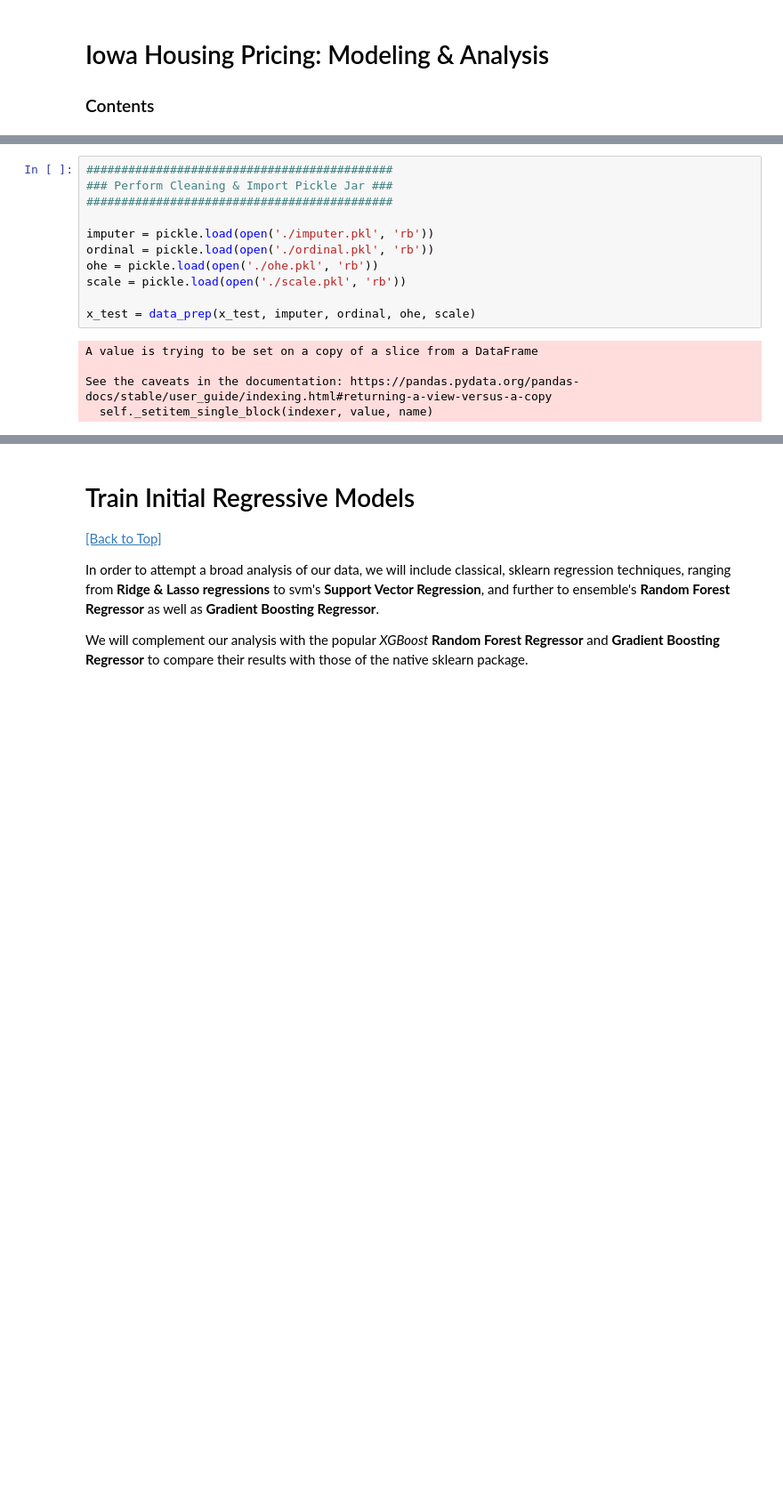
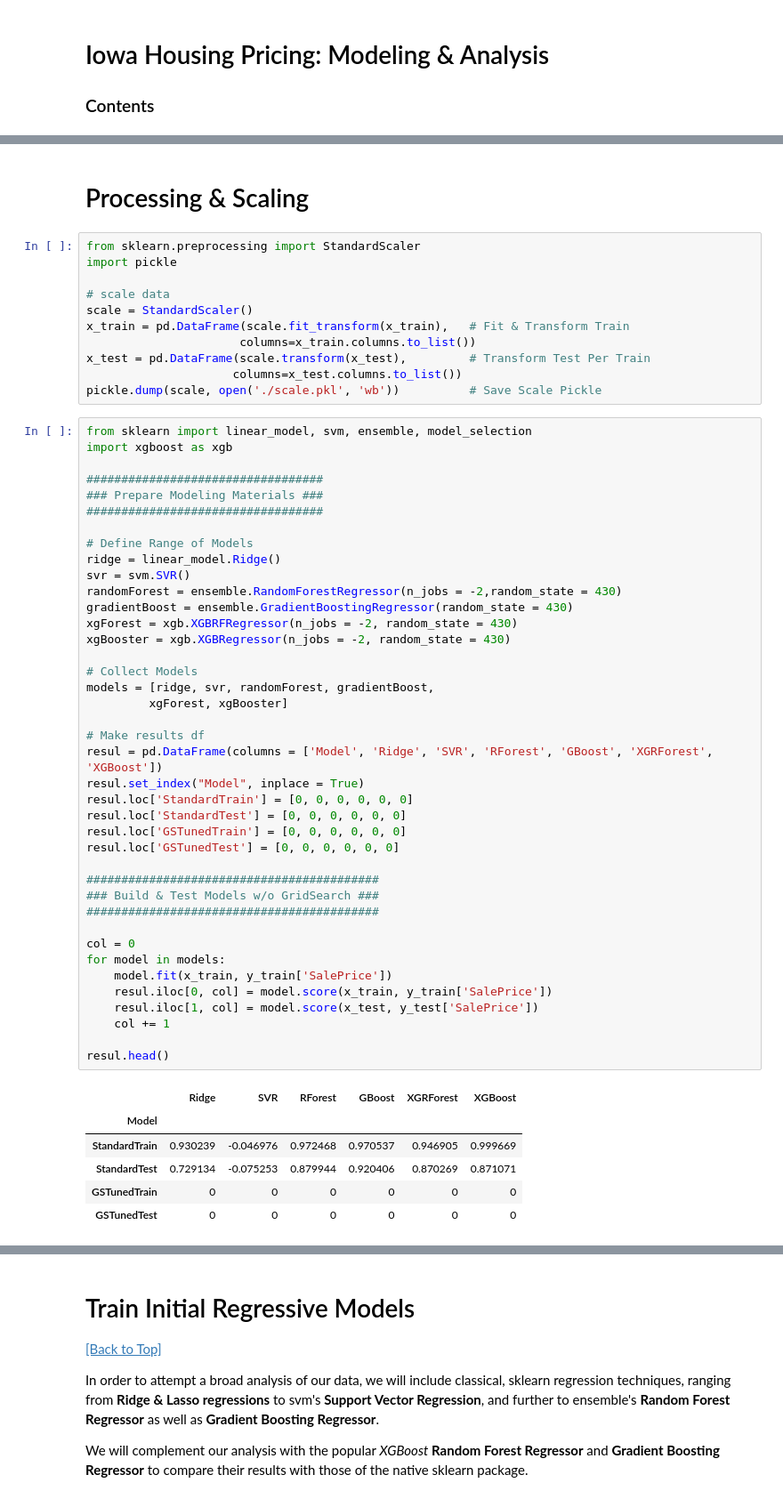
Before and after one commit to BaroqBard/IowaHousingPredictions, a Jupyter notebook: Iowa Housing Project - II. Modeling & Analysis.ipynb, the cells around one changed output, grey strips where cells are left out. Shown at 89% size. Saved outputs shown, nothing was run; the diff lists cells and outputs as text; blank space fills up the shorter version.

```diff
--- a/Iowa Housing Project - II. Modeling & Analysis.ipynb
+++ b/Iowa Housing Project - II. Modeling & Analysis.ipynb
@@ -170,16 +28,60 @@ def data_prep(df, imputer_model, ordinal_model, ohe_model, scale_model):
-# %%
-############################################
-### Perform Cleaning & Import Pickle Jar ###
-############################################
-
-imputer = pickle.load(open('./imputer.pkl', 'rb'))
-ordinal = pickle.load(open('./ordinal.pkl', 'rb'))
-ohe = pickle.load(open('./ohe.pkl', 'rb'))
-scale = pickle.load(open('./scale.pkl', 'rb'))
-
-x_test = data_prep(x_test, imputer, ordinal, ohe, scale)
-# %% [output]
-A value is trying to be set on a copy of a slice from a DataFrame
-
-See the caveats in the documentation: https://pandas.pydata.org/pandas-docs/stable/user_guide/indexing.html#returning-a-view-versus-a-copy
-  self._setitem_single_block(indexer, value, name)
+# %% [markdown]
+# Processing & Scaling
+# %%
+from sklearn.preprocessing import StandardScaler
+import pickle
+
+# scale data
+scale = StandardScaler()
+x_train = pd.DataFrame(scale.fit_transform(x_train),   # Fit & Transform Train
+                      columns=x_train.columns.to_list())
+x_test = pd.DataFrame(scale.transform(x_test),         # Transform Test Per Train
+                     columns=x_test.columns.to_list())
+pickle.dump(scale, open('./scale.pkl', 'wb'))          # Save Scale Pickle
+# %%
+from sklearn import linear_model, svm, ensemble, model_selection
+import xgboost as xgb
+
+##################################
+### Prepare Modeling Materials ###
+##################################
+
+# Define Range of Models
+ridge = linear_model.Ridge()
+svr = svm.SVR()
+randomForest = ensemble.RandomForestRegressor(n_jobs = -2,random_state = 430)
+gradientBoost = ensemble.GradientBoostingRegressor(random_state = 430)
+xgForest = xgb.XGBRFRegressor(n_jobs = -2, random_state = 430)
+xgBooster = xgb.XGBRegressor(n_jobs = -2, random_state = 430)
+
+# Collect Models
+models = [ridge, svr, randomForest, gradientBoost,
+         xgForest, xgBooster]
+
+# Make results df
+resul = pd.DataFrame(columns = ['Model', 'Ridge', 'SVR', 'RForest', 'GBoost', 'XGRForest', 'XGBoost'])
+resul.set_index("Model", inplace = True)
+resul.loc['StandardTrain'] = [0, 0, 0, 0, 0, 0]
+resul.loc['StandardTest'] = [0, 0, 0, 0, 0, 0]
+resul.loc['GSTunedTrain'] = [0, 0, 0, 0, 0, 0]
+resul.loc['GSTunedTest'] = [0, 0, 0, 0, 0, 0]
+
+##########################################
+### Build & Test Models w/o GridSearch ###
+##########################################
+
+col = 0
+for model in models:
+    model.fit(x_train, y_train['SalePrice'])
+    resul.iloc[0, col] = model.score(x_train, y_train['SalePrice'])
+    resul.iloc[1, col] = model.score(x_test, y_test['SalePrice'])
+    col += 1
+
+resul.head()
+# %% [output]
+|  | Ridge | SVR | RForest | GBoost | XGRForest | XGBoost |
+| Model |  |  |  |  |  |  |
+| StandardTrain | 0.930239 | -0.046976 | 0.972468 | 0.970537 | 0.946905 | 0.999669 |
+| StandardTest | 0.729134 | -0.075253 | 0.879944 | 0.920406 | 0.870269 | 0.871071 |
+| GSTunedTrain | 0 | 0 | 0 | 0 | 0 | 0 |
+| GSTunedTest | 0 | 0 | 0 | 0 | 0 | 0 |
```
Also changed, not shown: parts of 20 cells of this notebook, 1 other file.
